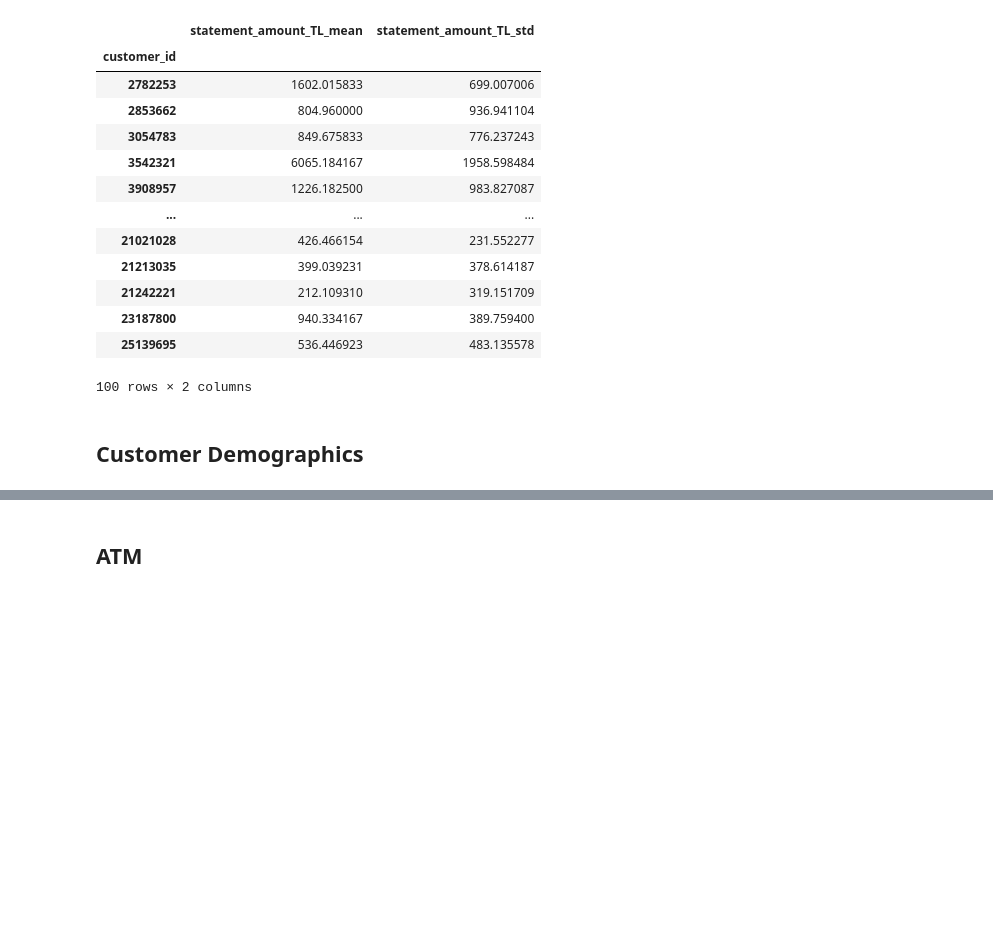
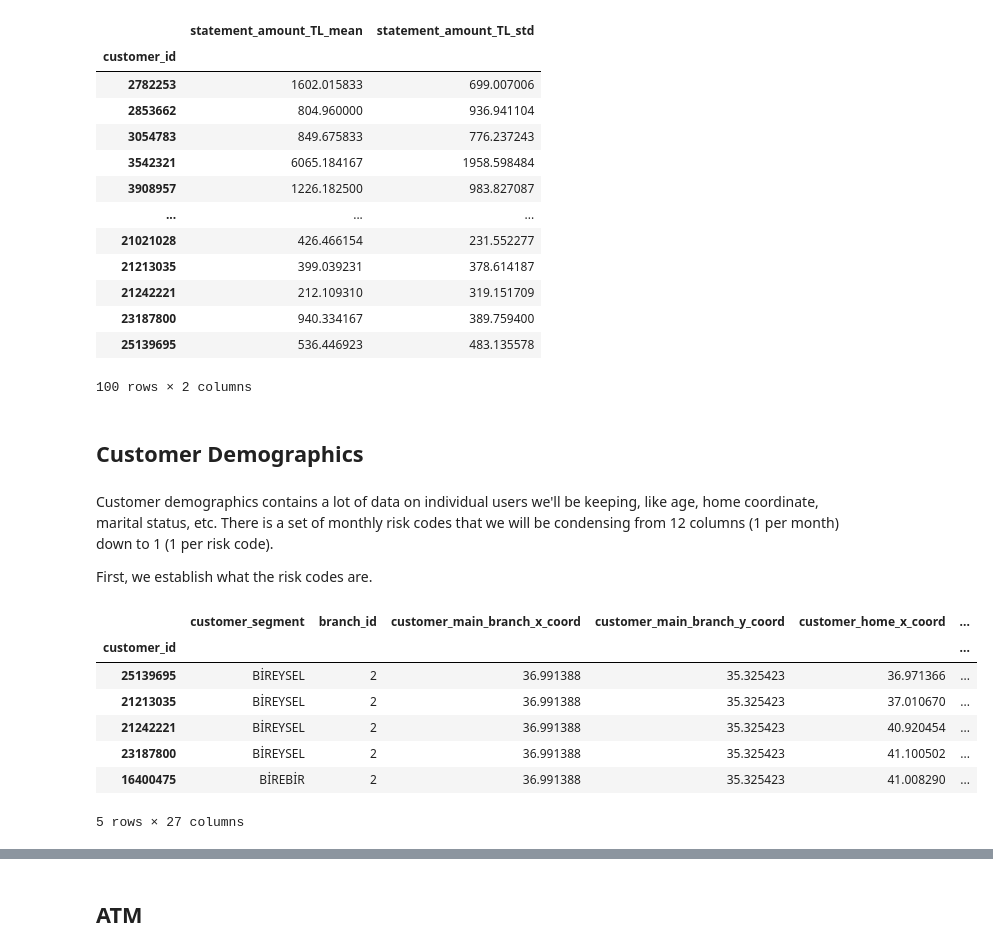
Before and after one commit to maddoxamei/Married-Couple-Identification, a Jupyter notebook: Python/modification.ipynb, the cells around one changed output, grey strips where cells are left out. Saved outputs shown, nothing was run; the diff lists cells and outputs as text; code cells hidden in the pictures; blank space fills up the shorter version.

Commit message:
Added customer_demog

```diff
--- a/Python/modification.ipynb
+++ b/Python/modification.ipynb
@@ -265,3 +269,20 @@ df_statement
 100 rows × 2 columns
 # %% [markdown]
 ## Customer Demographics
+# %% [markdown]
+Customer demographics contains a lot of data on individual users we'll be keeping, like age, home coordinate, marital status, etc.  There is a set of monthly risk codes that we will be condensing from 12 columns (1 per month) down to 1 (1 per risk code).
+
+First, we establish what the risk codes are.
+# %%
+df_customer_demog = dfs.get('customer_demog').copy()
+df_customer_demog.set_index('customer_id', inplace = True)
+df_customer_demog.head()
+# %% [output]
+|  | customer_segment | branch_id | customer_main_branch_x_coord | customer_main_branch_y_coord | customer_home_x_coord | ... |
+| customer_id |  |  |  |  |  | ... |
+| 25139695 | BİREYSEL | 2 | 36.991388 | 35.325423 | 36.971366 | ... |
+| 21213035 | BİREYSEL | 2 | 36.991388 | 35.325423 | 37.010670 | ... |
+| 21242221 | BİREYSEL | 2 | 36.991388 | 35.325423 | 40.920454 | ... |
+| 23187800 | BİREYSEL | 2 | 36.991388 | 35.325423 | 41.100502 | ... |
+| 16400475 | BİREBİR | 2 | 36.991388 | 35.325423 | 41.008290 | ... |
+5 rows × 27 columns
```
Also changed, not shown: parts of 8 cells of this notebook.
